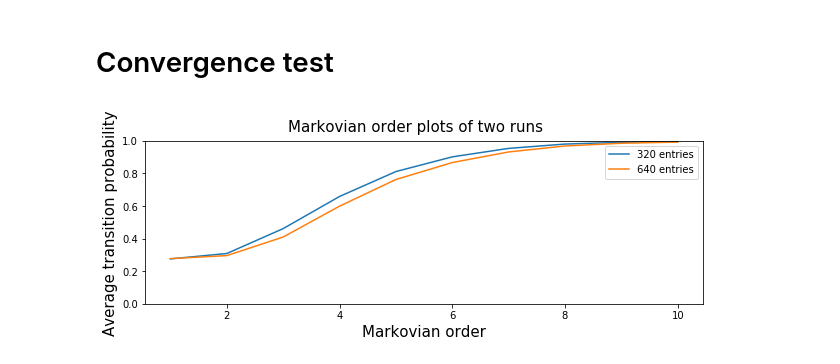
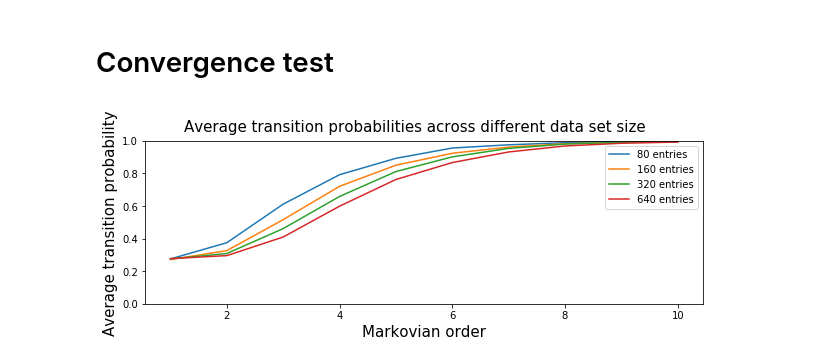
Before and after one commit to sjonany/replication_recanatesi_2015, a Jupyter notebook: markov_test.ipynb, the cells around one changed output. Saved outputs shown, nothing was run; the diff lists cells and outputs as text; code cells hidden in the pictures.

Commit message:
Completed convergence test by adding 2 more dataset sizes.

```diff
--- a/markov_test.ipynb
+++ b/markov_test.ipynb
@@ -129,11 +129,13 @@ _ = _
 # Convergence test
 # %%
 seq_name_to_file = {
+  "80 entries": "sequences/seq_default_quarter.txt",
+  "160 entries": "sequences/seq_default_half.txt",
   "320 entries": "sequences/seq_default.txt",
   "640 entries": "sequences/seq_default_combined.txt"
 }
 fig = plot_probs(seq_name_to_file)
-fig.suptitle("Markovian order plots of two runs", fontsize=FONTSIZE)
+fig.suptitle("Average transition probabilities across different data set size", fontsize=FONTSIZE)
 _ = _
 # %% [output]
-[figure, old version]
+[figure, new version]
```
Also changed, not shown: 2 other files.
